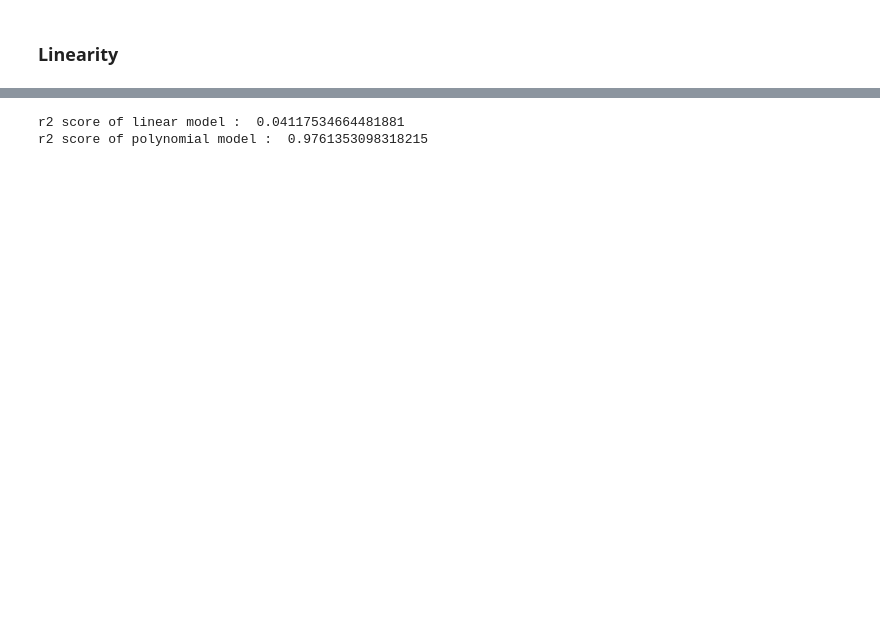
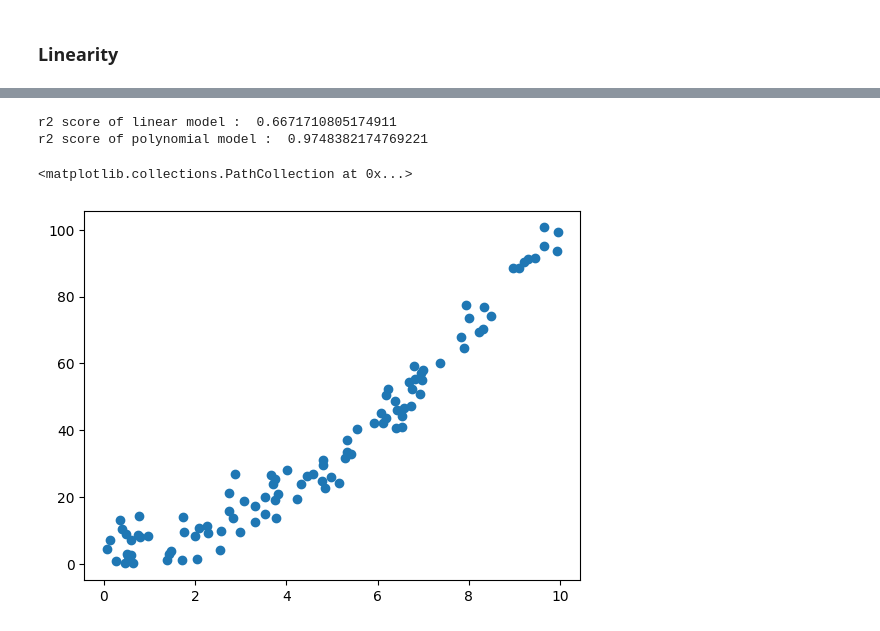
Before and after one commit to ayansuvra/DS-ML, a Jupyter notebook: ML/AssumptionLR.ipynb, the cells around one changed output, grey strips where cells are left out. Saved outputs shown, nothing was run; the diff lists cells and outputs as text; code cells hidden in the pictures; blank space fills up the shorter version.

```diff
--- a/ML/AssumptionLR.ipynb
+++ b/ML/AssumptionLR.ipynb
@@ -80,8 +80,18 @@ linear_model = LinearRegression()
 linear_model.fit(x_train, y_train)
 y_pred_linear = linear_model.predict(x_test)
 # %%
-print("r2 score of linear model : ", r2_score(y_pred_linear, y_test))
-print("r2 score of polynomial model : ", r2_score(y_pred_poly, y_test))
+print("r2 score of linear model : ", r2_score(y_test, y_pred_linear))
+print("r2 score of polynomial model : ", r2_score(y_test, y_pred_poly))
 # %% [output]
-r2 score of linear model :  0.04117534664481881
-r2 score of polynomial model :  0.9761353098318215
+r2 score of linear model :  0.6671710805174911
+r2 score of polynomial model :  0.9748382174769221
+# %%
+# Transformation
+x = 10 * np.random.rand(100, 1)
+y = x**2 + 5 + np.random.normal(0, 5, (100, 1))
+y = abs(y)
+# %%
+plt.scatter(x, y)
+# %% [output]
+<matplotlib.collections.PathCollection at 0x...>
+[figure, added]
```
Also changed, not shown: parts of 13 cells of this notebook, 1 other file.
